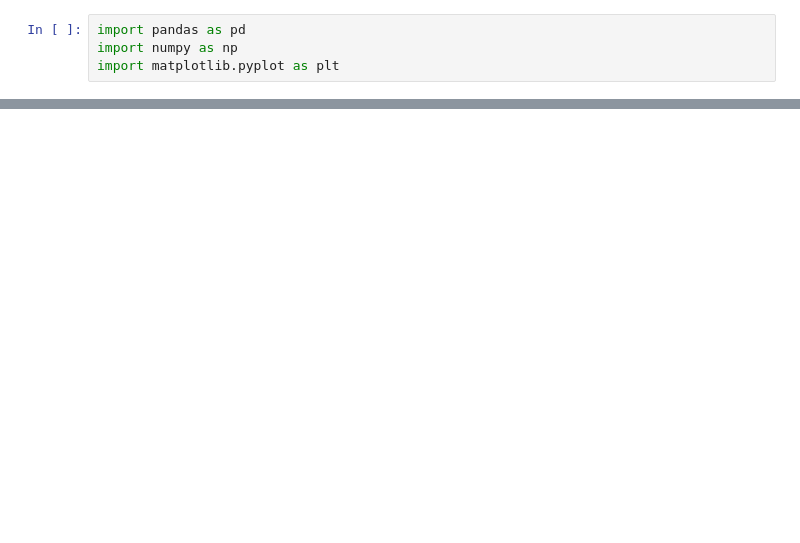
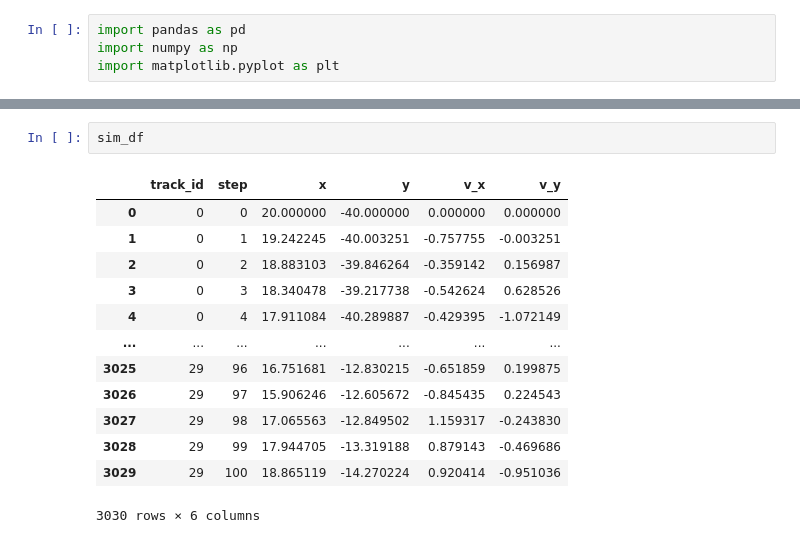
Before and after one commit to puginarug/MCmigrate, a Jupyter notebook: running_sim_in_nb.ipynb, the cells around one changed output, grey strips where cells are left out. Drawn from its saved outputs; the diff is of its cells as text; blank space fills up the shorter version.

```diff
--- a/running_sim_in_nb.ipynb
+++ b/running_sim_in_nb.ipynb
@@ -131,0 +113,16 @@ viz.plot_statistics()
+# %%
+sim_df
+# %% [output]
+|  | track_id | step | x | y | v_x | v_y |
+| 0 | 0 | 0 | 20.000000 | -40.000000 | 0.000000 | 0.000000 |
+| 1 | 0 | 1 | 19.242245 | -40.003251 | -0.757755 | -0.003251 |
+| 2 | 0 | 2 | 18.883103 | -39.846264 | -0.359142 | 0.156987 |
+| 3 | 0 | 3 | 18.340478 | -39.217738 | -0.542624 | 0.628526 |
+| 4 | 0 | 4 | 17.911084 | -40.289887 | -0.429395 | -1.072149 |
+| ... | ... | ... | ... | ... | ... | ... |
+| 3025 | 29 | 96 | 16.751681 | -12.830215 | -0.651859 | 0.199875 |
+| 3026 | 29 | 97 | 15.906246 | -12.605672 | -0.845435 | 0.224543 |
+| 3027 | 29 | 98 | 17.065563 | -12.849502 | 1.159317 | -0.243830 |
+| 3028 | 29 | 99 | 17.944705 | -13.319188 | 0.879143 | -0.469686 |
+| 3029 | 29 | 100 | 18.865119 | -14.270224 | 0.920414 | -0.951036 |
+3030 rows × 6 columns
```
Also changed, not shown: parts of 8 cells of this notebook, 5 other files.
